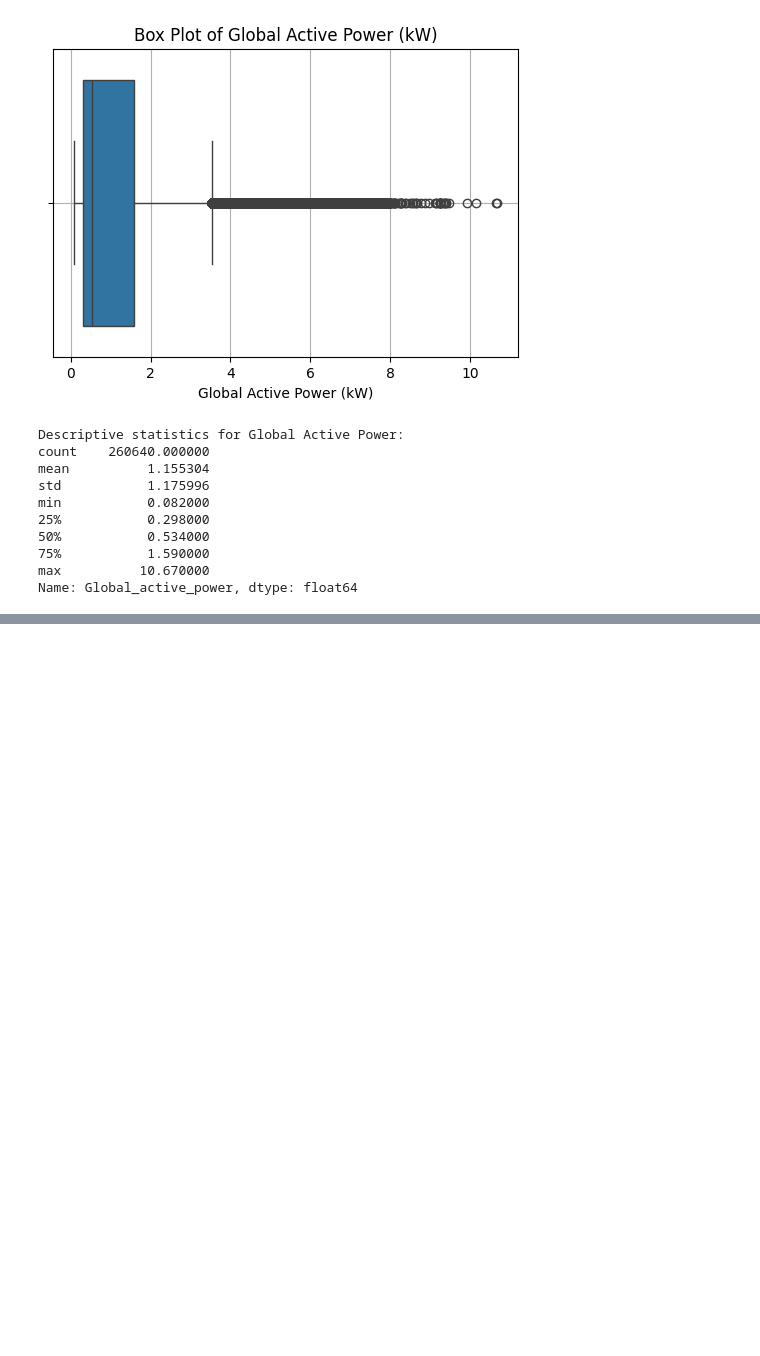
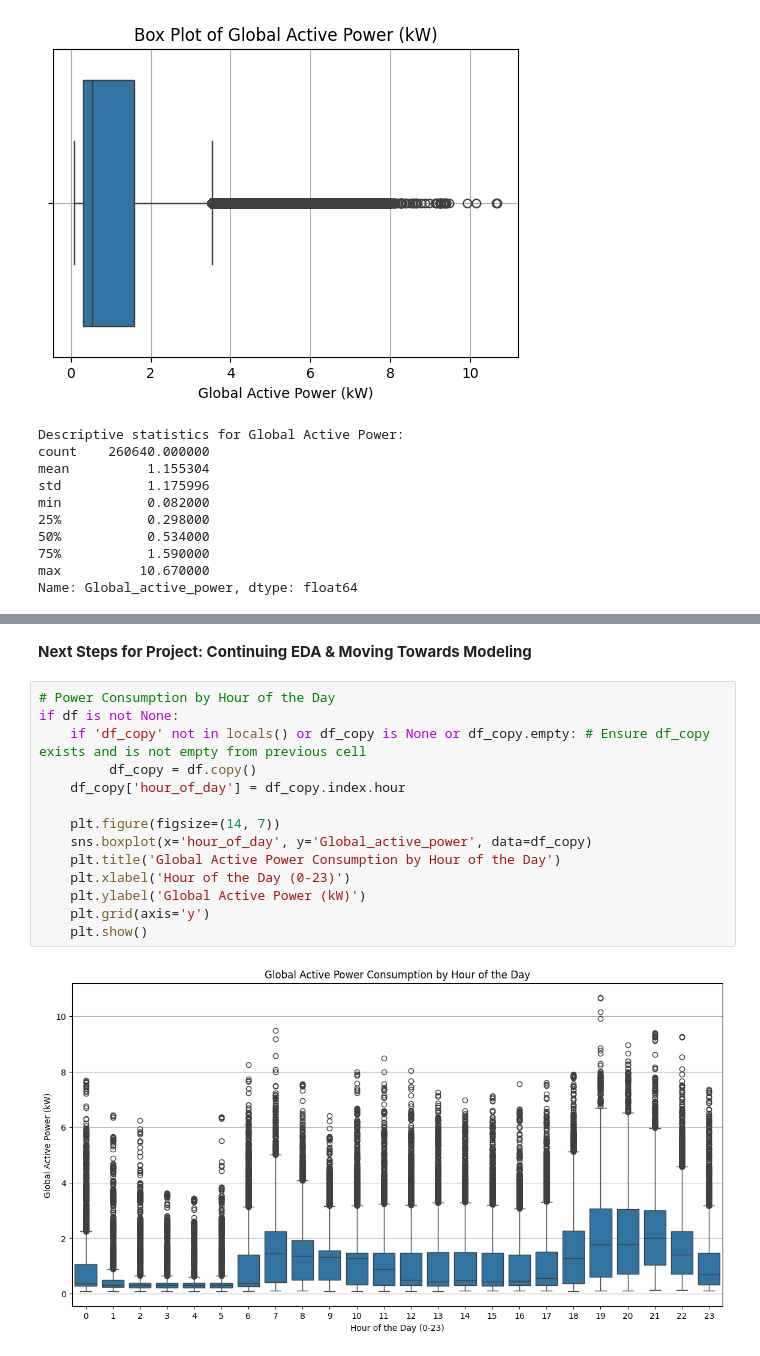
Before and after one commit to rshikha95/Sustainability-Energy-Project, a Jupyter notebook: 01_Data_Loading_and_EDA.ipynb, the cells around one changed output, grey strips where cells are left out. Cells and saved outputs as stored; diff of their text form; blank space fills up the shorter version.

```diff
--- a/01_Data_Loading_and_EDA.ipynb
+++ b/01_Data_Loading_and_EDA.ipynb
@@ -250,0 +284,20 @@ Name: Global_active_power, dtype: float64
+# %% [markdown]
+
+
+**Next Steps for Project: Continuing EDA & Moving Towards Modeling**
+# %%
+# Power Consumption by Hour of the Day
+if df is not None:
+    if 'df_copy' not in locals() or df_copy is None or df_copy.empty: # Ensure df_copy exists and is not empty from previous cell
+         df_copy = df.copy()
+    df_copy['hour_of_day'] = df_copy.index.hour
+
+    plt.figure(figsize=(14, 7))
+    sns.boxplot(x='hour_of_day', y='Global_active_power', data=df_copy)
+    plt.title('Global Active Power Consumption by Hour of the Day')
+    plt.xlabel('Hour of the Day (0-23)')
+    plt.ylabel('Global Active Power (kW)')
+    plt.grid(axis='y')
+    plt.show()
+# %% [output]
+[figure, added]
```
Also changed, not shown: parts of 6 cells of this notebook.
